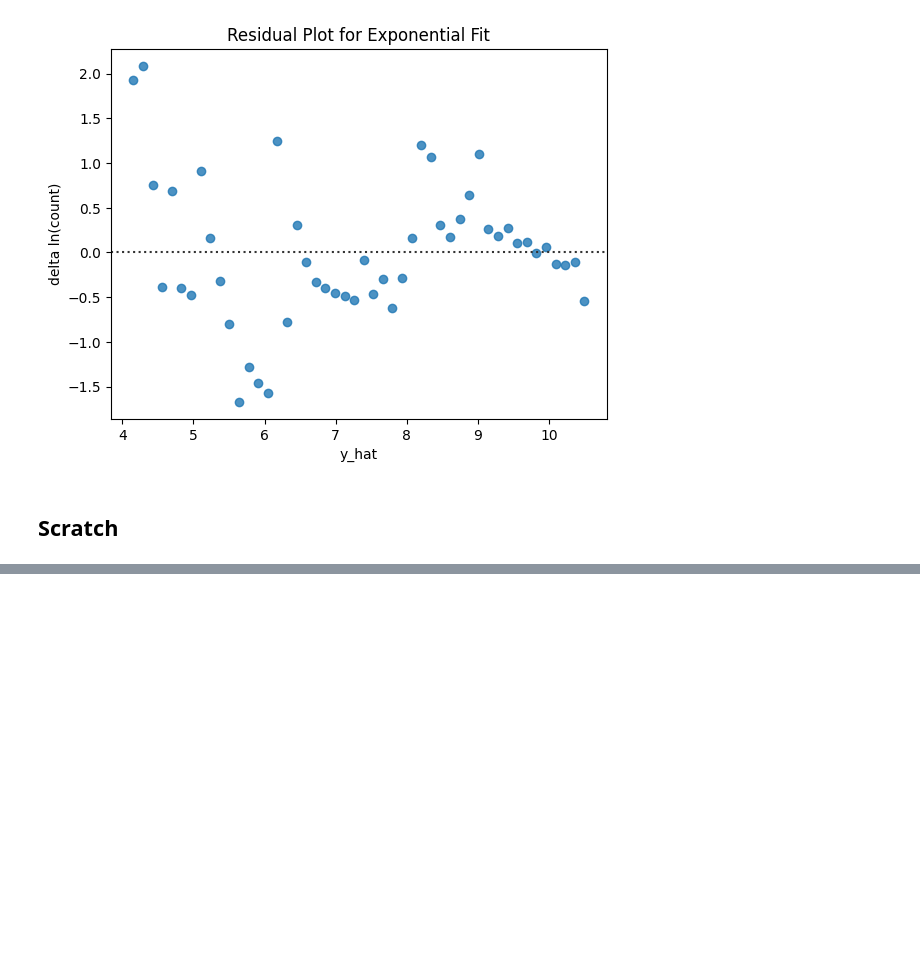
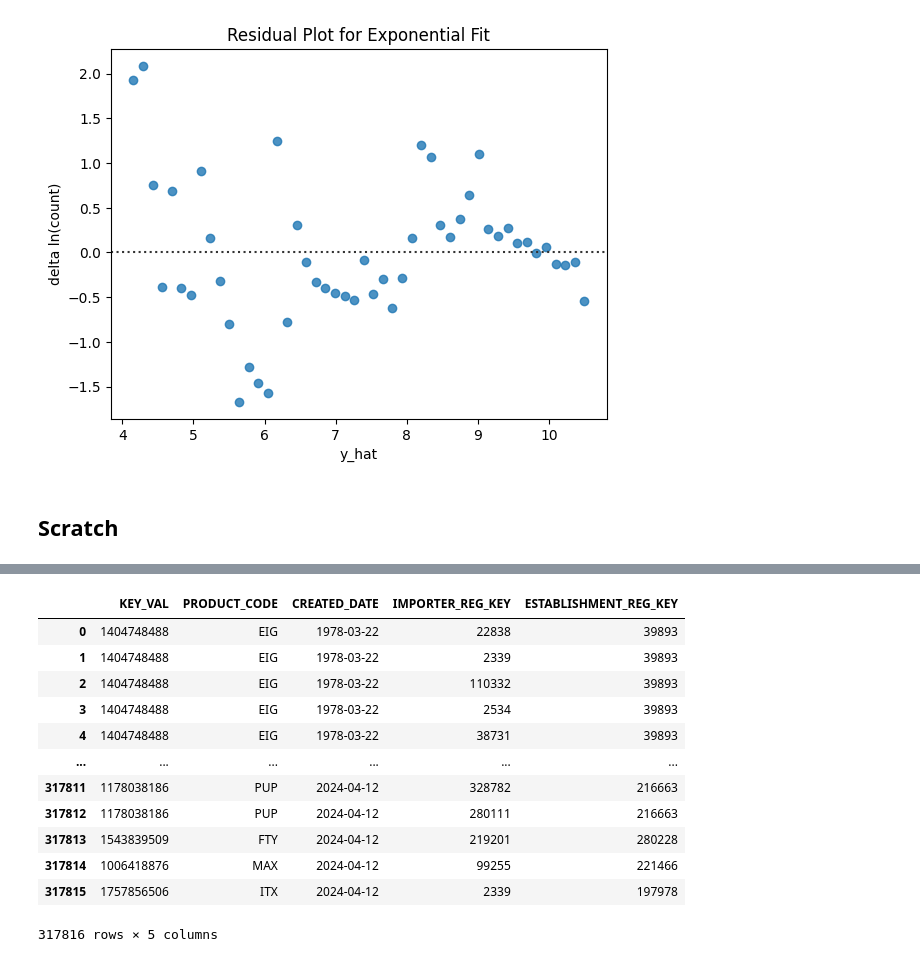
Before and after one commit to sdgoldberg/MedDev, a Jupyter notebook: project/MedDevAnalysis.ipynb, the cells around one changed output, grey strips where cells are left out. Cells and saved outputs as stored; diff of their text form; code cells hidden in the pictures; blank space fills up the shorter version.

```diff
--- a/project/MedDevAnalysis.ipynb
+++ b/project/MedDevAnalysis.ipynb
@@ -724,0 +757,21 @@ plt.title('Residual Plot for Exponential Fit');
+# %%
+a = pd.merge(
+    listing_pcd_cleaned.drop(columns=['OWNER_OPERATOR_NUMBER']),
+    reg_imp_cleaned,
+    on='KEY_VAL'
+)
+a
+# %% [output]
+|  | KEY_VAL | PRODUCT_CODE | CREATED_DATE | IMPORTER_REG_KEY | ESTABLISHMENT_REG_KEY |
+| 0 | 1404748488 | EIG | 1978-03-22 | 22838 | 39893 |
+| 1 | 1404748488 | EIG | 1978-03-22 | 2339 | 39893 |
+| 2 | 1404748488 | EIG | 1978-03-22 | 110332 | 39893 |
+| 3 | 1404748488 | EIG | 1978-03-22 | 2534 | 39893 |
+| 4 | 1404748488 | EIG | 1978-03-22 | 38731 | 39893 |
+| ... | ... | ... | ... | ... | ... |
+| 317811 | 1178038186 | PUP | 2024-04-12 | 328782 | 216663 |
+| 317812 | 1178038186 | PUP | 2024-04-12 | 280111 | 216663 |
+| 317813 | 1543839509 | FTY | 2024-04-12 | 219201 | 280228 |
+| 317814 | 1006418876 | MAX | 2024-04-12 | 99255 | 221466 |
+| 317815 | 1757856506 | ITX | 2024-04-12 | 2339 | 197978 |
+317816 rows × 5 columns
```
Also changed, not shown: parts of 15 cells of this notebook, 3 other files.
